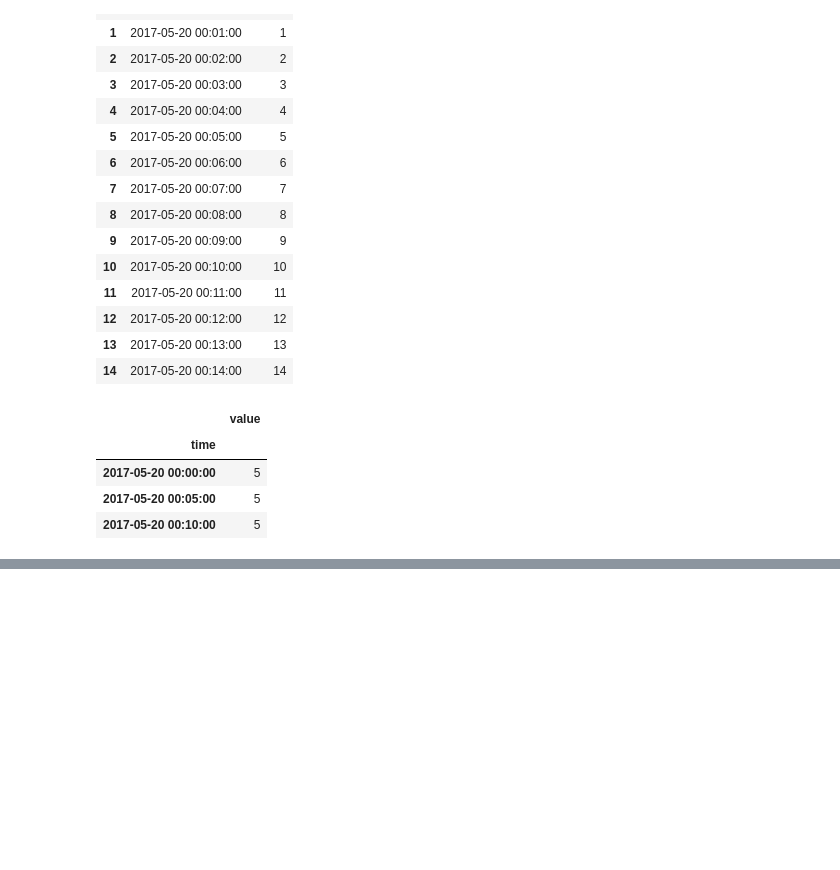
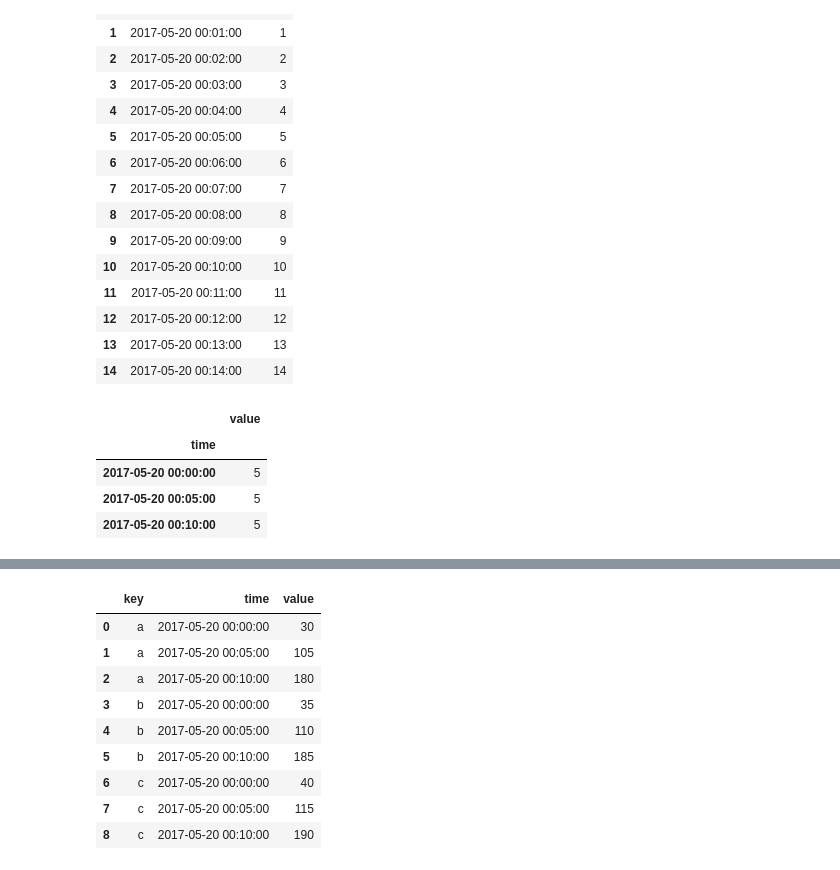
Before and after one commit to ferreiramr/livroPythonForDataAnalysis_WesMcKinney, a Jupyter notebook: chapter12_AdvancedPandas.ipynb, the cells around one changed output, grey strips where cells are left out. Drawn from its saved outputs; the diff is of its cells as text; code cells hidden in the pictures; blank space fills up the shorter version.

```diff
--- a/chapter12_AdvancedPandas.ipynb
+++ b/chapter12_AdvancedPandas.ipynb
@@ -519,3 +519,7 @@ df.set_index('time').resample('5min').count()
 | 2017-05-20 00:00:00 | 5 |
 | 2017-05-20 00:05:00 | 5 |
 | 2017-05-20 00:10:00 | 5 |
+# %%
+df2 = pd.DataFrame({'time' : times.repeat(3),
+                    'key'  :  np.tile(['a', 'b', 'c'], N),
+                    'value': np.arange(N * 3)})
@@ -521,0 +535,2 @@ df.set_index('time').resample('5min').count()
+# %%
+time_key = pd.Grouper(key='time', freq='5min')
@@ -521,0 +541,2 @@ df.set_index('time').resample('5min').count()
+# %%
+resampled = (df2.groupby(['key', time_key]).sum())
@@ -521,0 +557,13 @@ df.set_index('time').resample('5min').count()
+# %%
+resampled.reset_index()
+# %% [output]
+|  | key | time | value |
+| 0 | a | 2017-05-20 00:00:00 | 30 |
+| 1 | a | 2017-05-20 00:05:00 | 105 |
+| 2 | a | 2017-05-20 00:10:00 | 180 |
+| 3 | b | 2017-05-20 00:00:00 | 35 |
+| 4 | b | 2017-05-20 00:05:00 | 110 |
+| 5 | b | 2017-05-20 00:10:00 | 185 |
+| 6 | c | 2017-05-20 00:00:00 | 40 |
+| 7 | c | 2017-05-20 00:05:00 | 115 |
+| 8 | c | 2017-05-20 00:10:00 | 190 |
```
Also changed, not shown: parts of 6 cells of this notebook, 1 other file.
